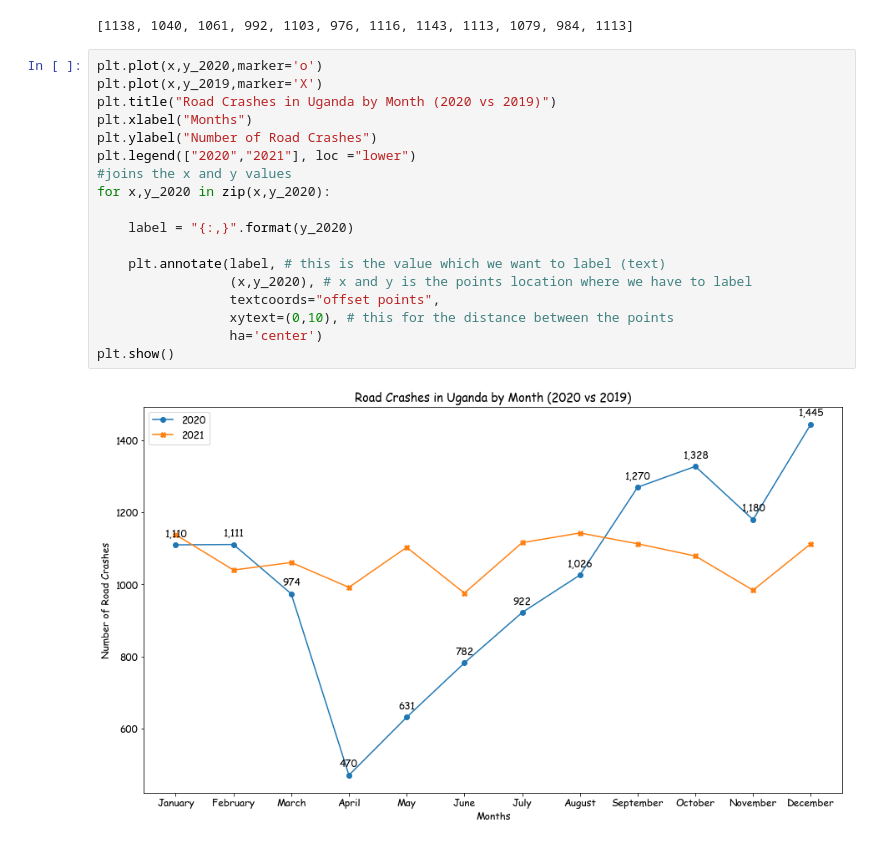
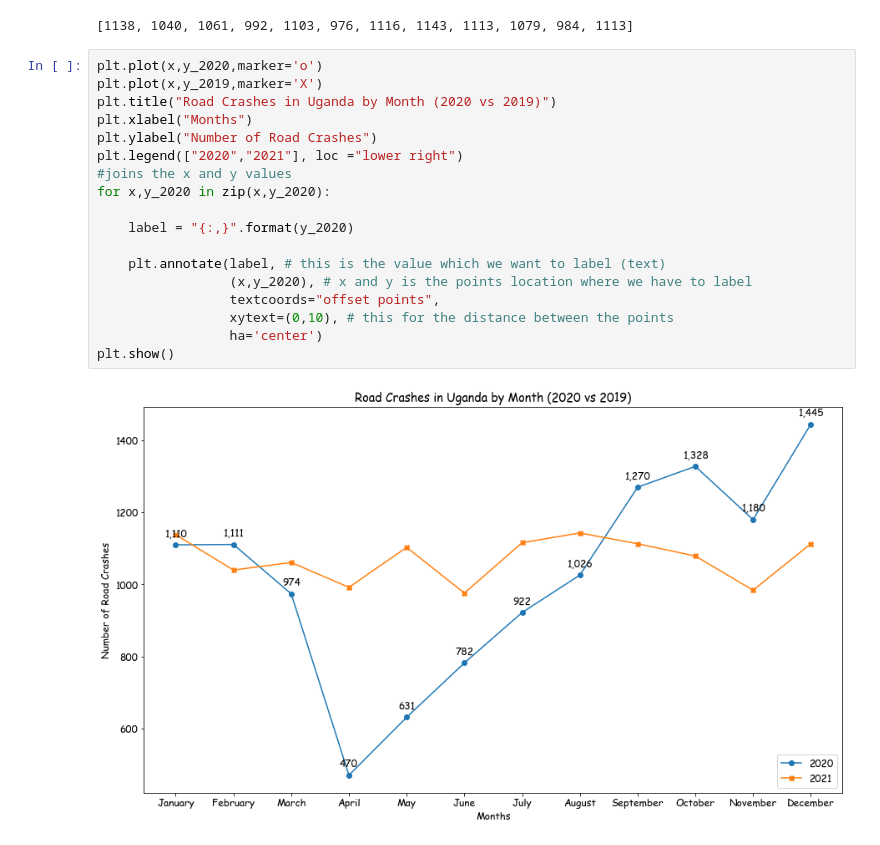
Before and after one commit to tmusimbi/Road-Traffic-Crashes-In-Uganda-2011---2020, a Jupyter notebook: Road_Crash_Data_UG.ipynb, the cells around one changed output. Cells and saved outputs as stored; diff of their text form.

```diff
--- a/Road_Crash_Data_UG.ipynb
+++ b/Road_Crash_Data_UG.ipynb
@@ -174,20 +174,20 @@ y_2019
 # %%
 plt.plot(x,y_2020,marker='o')
 plt.plot(x,y_2019,marker='X')
 plt.title("Road Crashes in Uganda by Month (2020 vs 2019)")
 plt.xlabel("Months")
 plt.ylabel("Number of Road Crashes")
-plt.legend(["2020","2021"], loc ="lower")
+plt.legend(["2020","2021"], loc ="lower right")
 #joins the x and y values
 for x,y_2020 in zip(x,y_2020):
 
     label = "{:,}".format(y_2020)
 
     plt.annotate(label, # this is the value which we want to label (text)
                  (x,y_2020), # x and y is the points location where we have to label
                  textcoords="offset points",
                  xytext=(0,10), # this for the distance between the points
                  ha='center')
 plt.show()
 # %% [output]
-[figure, old version]
+[figure, new version]
```
